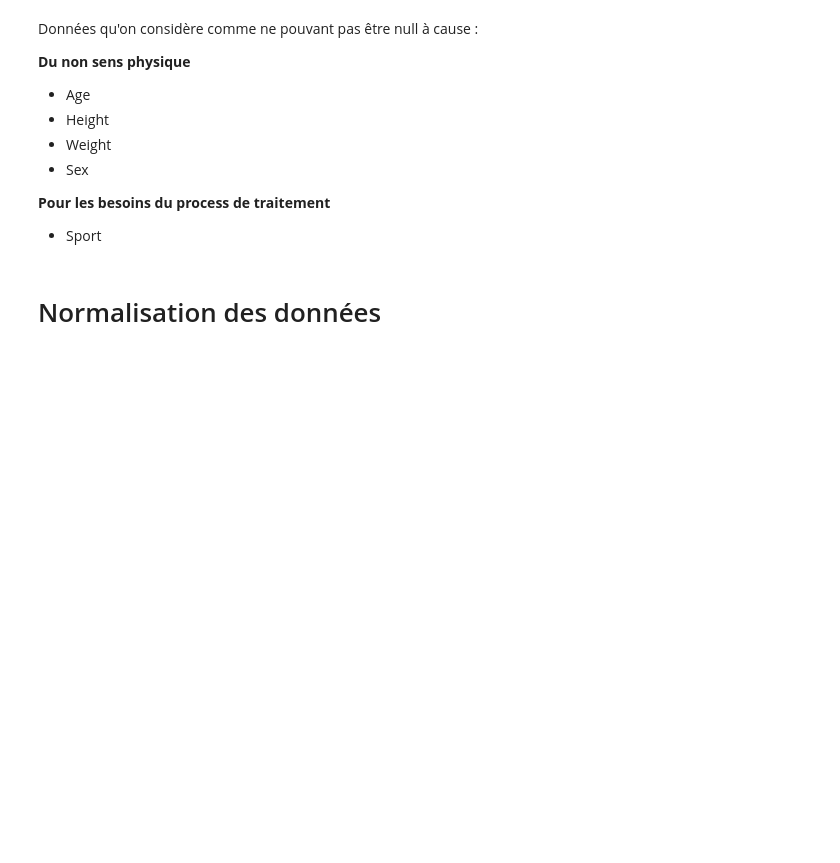
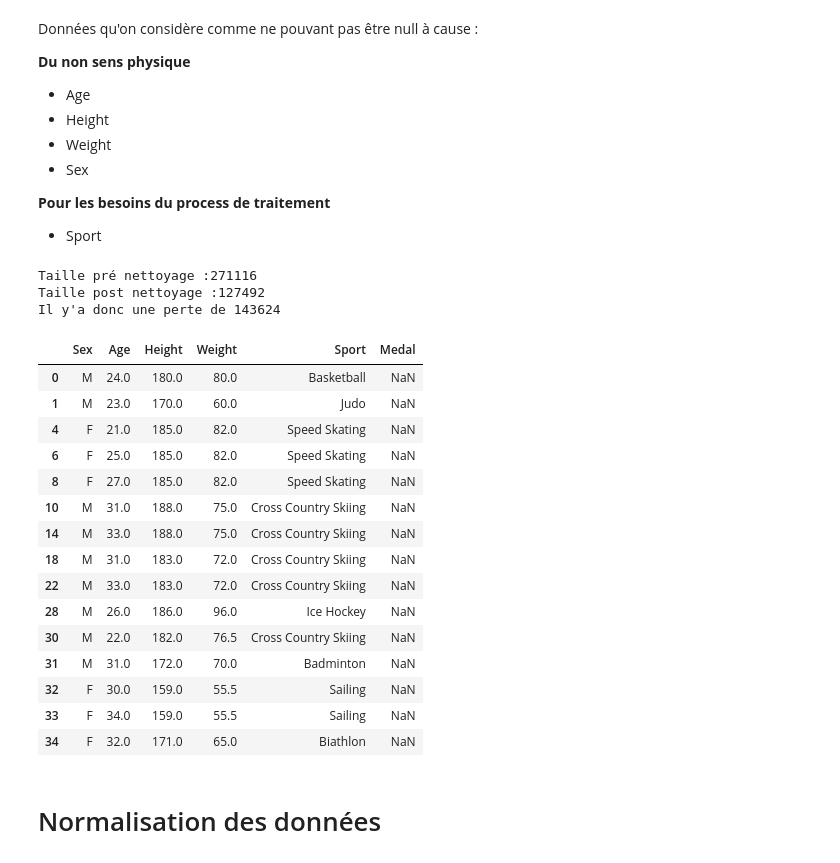
Before and after one commit to NT-me/CFA_Data_Science, a Jupyter notebook: main.ipynb, the cells around one changed output. Drawn from its saved outputs; the diff is of its cells as text; code cells hidden in the pictures; blank space fills up the shorter version.

```diff
--- a/main.ipynb
+++ b/main.ipynb
@@ -105,22 +105,42 @@ Données qu'on considère comme ne pouvant pas être null à cause :
 # %%
 rawData.isnull()
 
 print("Taille pré nettoyage :" + str(len(rawData)))
 
 # Suppression des colonnes inutiles
-rawData = rawData.drop(["Name", "Team", "NOC", "Games", "Year", "Season", "City", "Event"], axis=1)
+rawData = rawData.drop(["ID","Name", "Team", "NOC", "Games", "Year", "Season", "City", "Event"], axis=1)
 
 # Filtre sur les data null
 clearData = rawData[(rawData["Height"].isnull() == False) & \
                     (rawData["Age"].isnull() == False) & \
                     (rawData["Weight"].isnull() == False) & \
                     (rawData["Sex"].isnull() == False) & \
                     (rawData["Sport"].isnull() == False)
                     ]
 clearData = clearData.drop_duplicates()
 print("Taille post nettoyage :" + str(len(clearData)))
 print("Il y'a donc une perte de " + str(len(rawData) - len(clearData)))
 clearData.head(15)
+# %% [output]
+Taille pré nettoyage :271116
+Taille post nettoyage :127492
+Il y'a donc une perte de 143624
+|  | Sex | Age | Height | Weight | Sport | Medal |
+| 0 | M | 24.0 | 180.0 | 80.0 | Basketball | NaN |
+| 1 | M | 23.0 | 170.0 | 60.0 | Judo | NaN |
+| 4 | F | 21.0 | 185.0 | 82.0 | Speed Skating | NaN |
+| 6 | F | 25.0 | 185.0 | 82.0 | Speed Skating | NaN |
+| 8 | F | 27.0 | 185.0 | 82.0 | Speed Skating | NaN |
+| 10 | M | 31.0 | 188.0 | 75.0 | Cross Country Skiing | NaN |
+| 14 | M | 33.0 | 188.0 | 75.0 | Cross Country Skiing | NaN |
+| 18 | M | 31.0 | 183.0 | 72.0 | Cross Country Skiing | NaN |
+| 22 | M | 33.0 | 183.0 | 72.0 | Cross Country Skiing | NaN |
+| 28 | M | 26.0 | 186.0 | 96.0 | Ice Hockey | NaN |
+| 30 | M | 22.0 | 182.0 | 76.5 | Cross Country Skiing | NaN |
+| 31 | M | 31.0 | 172.0 | 70.0 | Badminton | NaN |
+| 32 | F | 30.0 | 159.0 | 55.5 | Sailing | NaN |
+| 33 | F | 34.0 | 159.0 | 55.5 | Sailing | NaN |
+| 34 | F | 32.0 | 171.0 | 65.0 | Biathlon | NaN |
 # %% [markdown]
 # Normalisation des données
 # %% [markdown]
```
Also changed, not shown: parts of 11 cells of this notebook.
